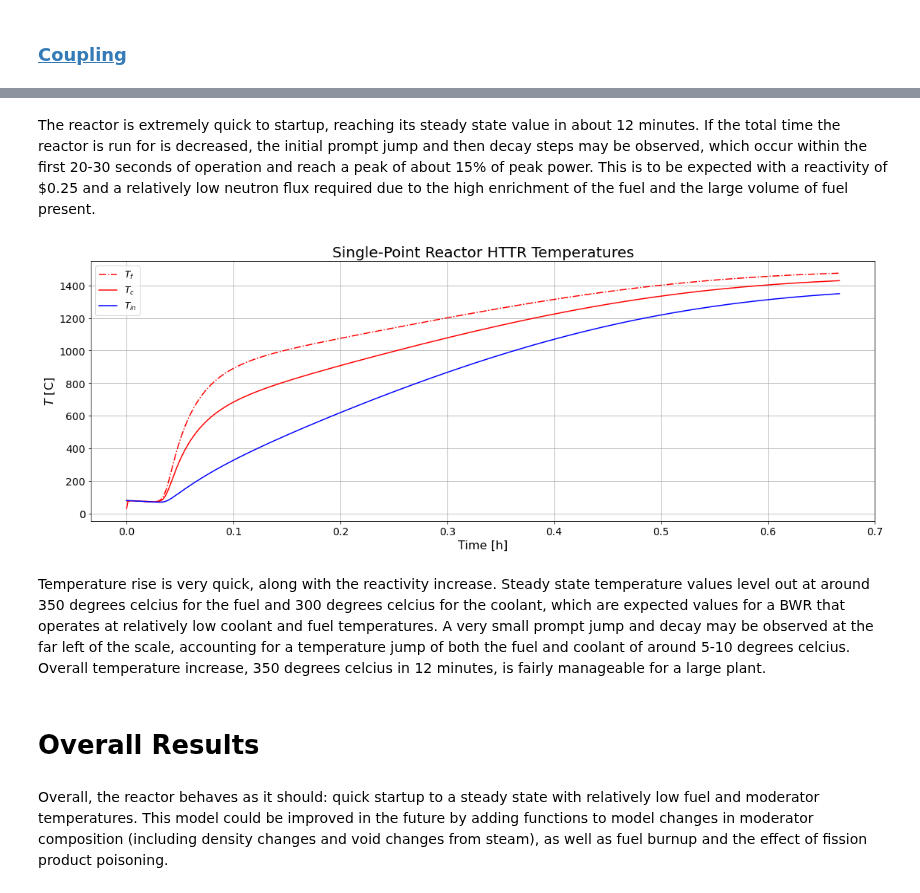
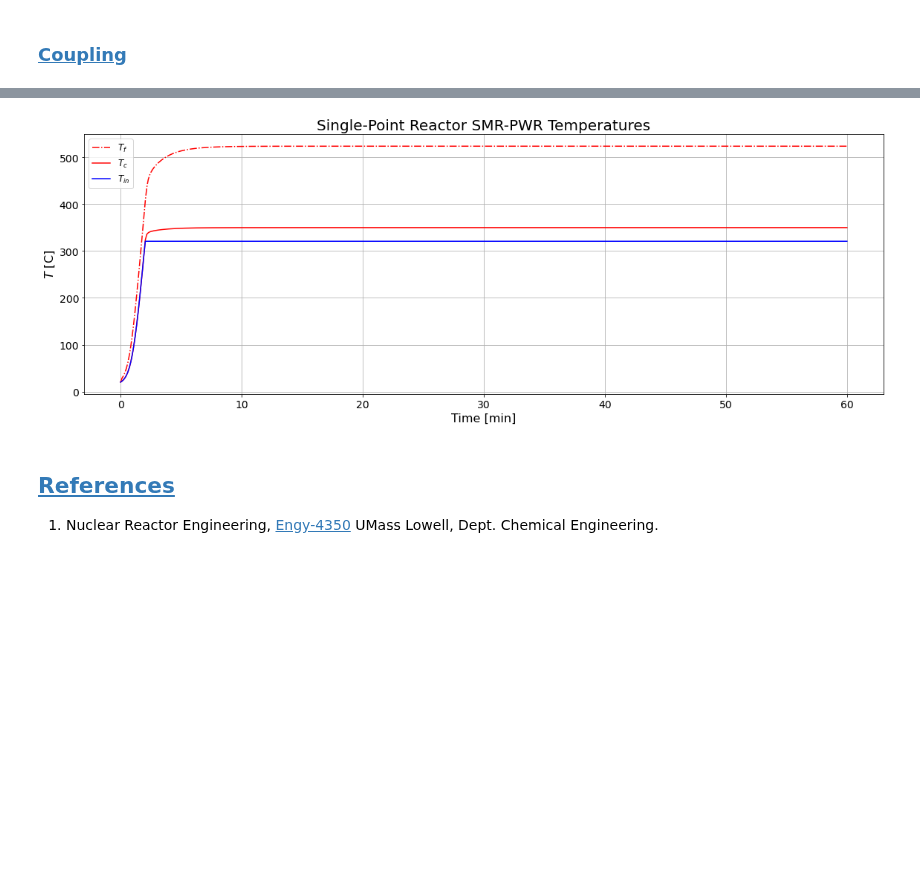
Before and after one commit to dpploy/engy-4390, a Jupyter notebook: projects/sm-pwr/project-report.ipynb, the cells around one changed output, grey strips where cells are left out. Cells and saved outputs as stored; diff of their text form; code cells hidden in the pictures; blank space fills up the shorter version.

```diff
--- a/projects/sm-pwr/project-report.ipynb
+++ b/projects/sm-pwr/project-report.ipynb
@@ -599,7 +571,7 @@ def turbine_func( time, P_final,temp_out, temp_in, params):
 def f_vec( time, u_vec, params ):
 
     import numpy as np
-    assert np.all(u_vec >= 0.0)
+    #assert np.all(u_vec >= 0.0)
 
     n_dens = u_vec[0] # get neutron dens
 
@@ -659,15 +631,14 @@ def f_vec( time, u_vec, params ):
     cp_c     = params['cp_coolant']
     vol_cool = params['coolant_volume']
 
-    temp_in = coolant_inlet_temp_func(time, temp_c, params)
+    temp_in = steam_generator_primary_outflow_temp(time, temp_c, params)
 
     tau = params['tau_fake']
 
     heat_source = - heat_sink
 
     f_tmp[-1] = - 1/tau * (temp_c - temp_in) + 1./rho_c/cp_c/vol_cool * heat_source
-    #print(time)
-    #print("temp in" ,temp_in)
+
     return f_tmp
 # %%
 '''Create the point-reactor run function'''
@@ -873,30 +803,40 @@ def get_quantities(u_vec_history, params):
 
     return df
 # %%
-'''Plot Tf and Tc temperatures in the reactor'''
+'''Plot Tf, Tc, Tin temperatures in the reactor'''
 
-def plot_temperature_results(u_vec_history,quant,params, semi_log=False):
+def plot_temperature_results(u_vec_history, quant, params, time_unit='h', semi_log=False):
 
     time_stamps = params['time_stamps']
+
+    if time_unit == 'h':
+        time_scale = unit.hour
+    elif time_unit == 'min':
+        time_scale = unit.minute
+    elif time_unit == 's':
+        time_scale = unit.second
+    else:
+        assert False
 
     import matplotlib.pyplot as plt
     fig, ax1 = plt.subplots(1, figsize=(16, 6))
     #ax1.plot(time_stamps/3600,u_vec_history[:,-1]-273.15,'r-',time_stamps/3600,u_vec_history[:,-2]-273.15,'b-',label='$T_f=$')
 
-    ax1.plot(time_stamps/3600,unit.convert_temperature(u_vec_history[:,-2],'K','C'),'r-.',label='$T_f$')
-    ax1.plot(time_stamps/3600,unit.convert_temperature(u_vec_history[:,-1],'K','C'),'r-',label='$T_c$')
-    ax1.plot(time_stamps/3600,quant['T_in [C]'],'b-',label=r'$T_{in}$' )
+    ax1.plot(time_stamps/time_scale, unit.convert_temperature(u_vec_history[:,-2],'K','C'),'r-.',label='$T_f$')
+    ax1.plot(time_stamps/time_scale, unit.convert_temperature(u_vec_history[:,-1],'K','C'),'r-',label='$T_c$')
+    ax1.plot(time_stamps/time_scale, quant['T_in [C]'],'b-',label=r'$T_{in}$' )
 
-    ax1.set_xlabel(r'Time [h]',fontsize=16)
+    ax1.set_xlabel(r'Time [%s]'%time_unit,fontsize=16)
     ax1.set_ylabel(r'$T$ [C]',fontsize=16,color='black')
     ax1.tick_params(axis='y', labelcolor='black', labelsize=14)
     ax1.tick_params(axis='x', labelsize=14)
     ax1.legend(loc='upper left',fontsize=12)
     ax1.grid(True)
+
     if semi_log == True:
         ax1.set_yscale('log')
 
-    plt.title('Single-Point Reactor HTTR Temperatures',fontsize=20)
+    plt.title('Single-Point Reactor SMR-PWR Temperatures',fontsize=20)
     fig.tight_layout()  # otherwise the right y-label is slightly clipped
     plt.show()
     print('')
@@ -910,25 +850,26 @@ Neutronless reactor before time zero. At time zero, apply a pulsed source and a
 import numpy as np
 
 gen_time = params['gen_time'] # retrieve neutron generation time
-params['q_0'] = 1
+params['q_0'] = 1/gen_time # pulse at t = 0
 
 params['n_ss'] = 0 # neutronless steady state before start up
+params['n_dens_ref'] = 1.0 # used in the reactivity feedback model
 
 rho_0_over_beta = 0.25 # $
 
 beta = params['beta'] # retrieve the delayed neutron fraction
-params['reactivity'] = rho_0_over_beta * beta # "rho/beta = 10 cents"
+params['reactivity'] = rho_0_over_beta * beta # "rho/beta = 30 cents"
+
+params['tau_fake'] = 3 # s
 
 params['temp_0'] = params['temp_o']
 
-params['tau_fake'] = 3.1 # s
-
 # setup remaining initial conditions
 setup_initial_conditions(params)
 # %%
 '''Evolve the point-reactor'''
 
-time_final    = 2400# 450 # s
+time_final    = 1*unit.hour
 n_time_stamps = 500 # number of solution values in time
 
 params['time_final']    = time_final
@@ -936,7 +877,6 @@ params['n_time_stamps'] = n_time_stamps
 
 # Run the reactor and compute the history of the state variables; tabular form, one row per time stamp
 u_vec_history = run_point_reactor( f_vec, params )
-#print(u_vec_history)
 # %%
 peek(params['time_stamps'], u_vec_history)
 # %% [output]
@@ -987,14 +925,10 @@ plot_results(u_vec_history, normalize=False)
-# %% [markdown]
-The reactor is extremely quick to startup, reaching its steady state value in about 12 minutes. If the total time the reactor is run for is decreased, the initial prompt jump and then decay steps may be observed, which occur within the first 20-30 seconds of operation and reach a peak of about 15% of peak power. This is to be expected with a reactivity of $0.25 and a relatively low neutron flux required due to the high enrichment of the fuel and the large volume of fuel present.
 # %%
 '''Plot Temperatures'''
 
-plot_temperature_results(u_vec_history, quant, params, semi_log=False)
+plot_temperature_results(u_vec_history, quant, params, time_unit='min')
 # %% [output]
-[figure, old version]
+[figure, new version]
-# %% [markdown]
-Temperature rise is very quick, along with the reactivity increase. Steady state temperature values level out at around 350 degrees celcius for the fuel and 300 degrees celcius for the coolant, which are expected values for a BWR that operates at relatively low coolant and fuel temperatures. A very small prompt jump and decay may be observed at the far left of the scale, accounting for a temperature jump of both the fuel and coolant of around 5-10 degrees celcius. Overall temperature increase, 350 degrees celcius in 12 minutes, is fairly manageable for a large plant.
-# %% [markdown]
-# Overall Results
-# %% [markdown]
-Overall, the reactor behaves as it should: quick startup to a steady state with relatively low fuel and moderator temperatures. This model could be improved in the future by adding functions to model changes in moderator composition (including density changes and void changes from steam), as well as fuel burnup and the effect of fission product poisoning.
+# %% [markdown]
+## [References](#toc)
+
+1. Nuclear Reactor Engineering, [Engy-4350](https://github.com/dpploy/engy-4350) UMass Lowell, Dept. Chemical Engineering.
```
Also changed, not shown: parts of 32 cells of this notebook, 1 other file.
